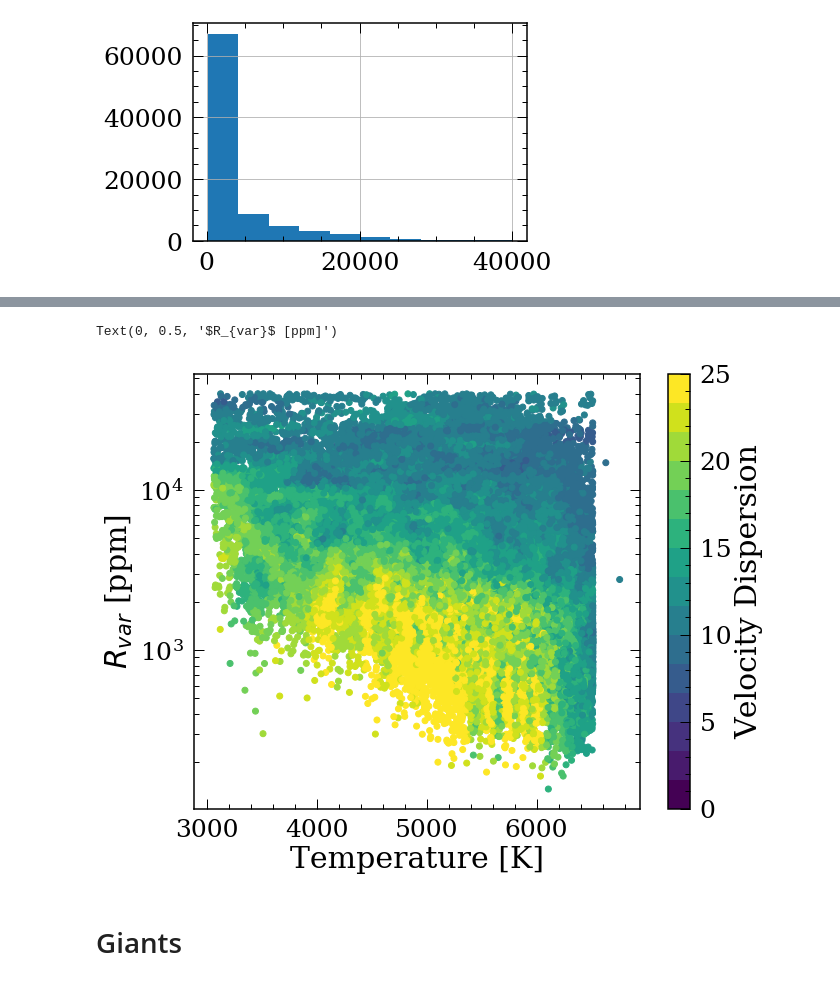
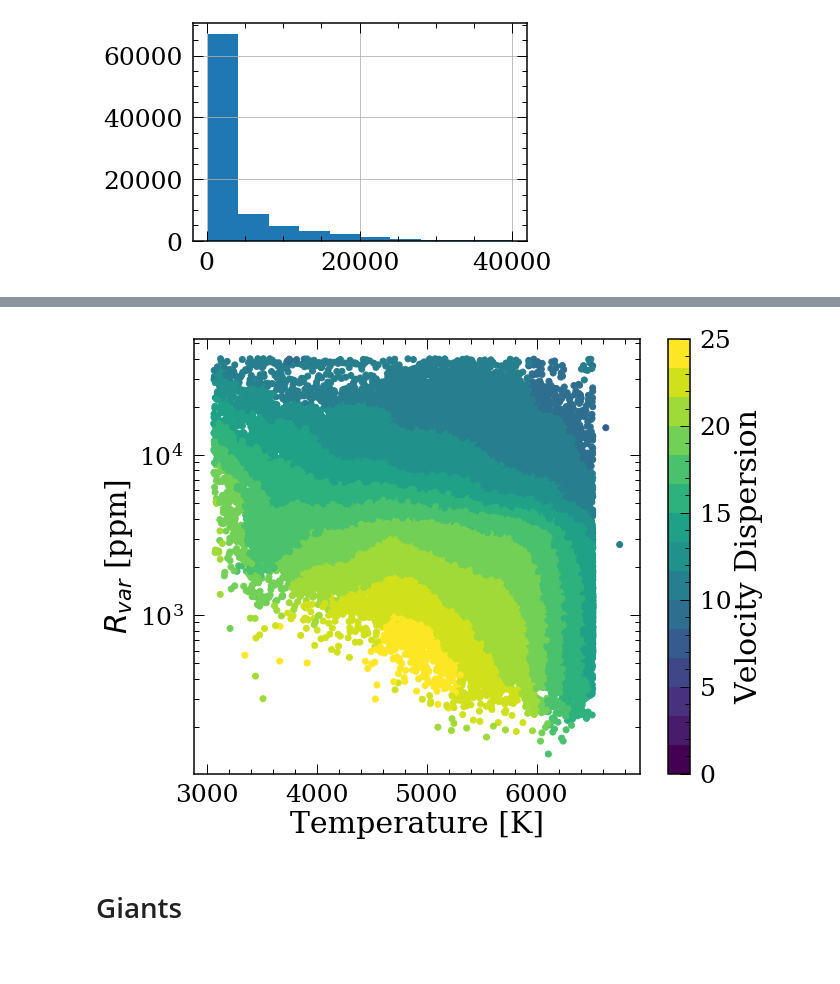
Before and after one commit to lyx12311/KeplerAges, a Jupyter notebook: VD_Rvar.ipynb, the cells around one changed output, grey strips where cells are left out. Drawn from its saved outputs; the diff is of its cells as text; code cells hidden in the pictures.

```diff
--- a/VD_Rvar.ipynb
+++ b/VD_Rvar.ipynb
@@ -290,0 +298,18 @@ df_plot['dv_MAD'].hist()
+# %%
+#Calcdv(df_w,'teff_calc','Rvar',150)
+bintemps=[300,400,450,500,550,600,650,700]
+binprots=[0.4,0.5,0.7,0.8,1.]
+
+df_w['Rvar_log']=np.log10(df_w['Rvar'])
+df_w=df_w.reset_index(drop=True)
+f=open('VD_bin_rvar','w+')
+f.write('KID, vd, vd_err\n')
+sys.stdout.flush()
+for i in range(len(df_w)):
+    update_progress(i/len(df_w))
+    kid, vd,vd_err=testBin(df_w,'teff_calc','Rvar_log',i, bintemps,binprots)
+    f.write(str(kid)+','+str(vd)+','+str(vd_err)+'\n')
+    sys.stdout.flush()
+    f.flush()
+
+#Calcdv(df_w,'teff_calc','Rvar',150)
@@ -290,0 +318,3 @@ df_plot['dv_MAD'].hist()
+# %%
+df_rvar_bin=pd.read_table('VD_bin_rvar',delimiter=',')
+df_rvar_bin
@@ -290,0 +335,5 @@ df_plot['dv_MAD'].hist()
+# %%
+df_w_cm=pd.merge(df_w,df_rvar_bin,left_on='KID',right_on='KID',how='inner')
+df_w_cm
+df_plot=df_w_cm.loc[df_w_cm[' vd']>0]
+df_plot[' vd'].hist()
@@ -291,16 +343,16 @@ df_plot['dv_MAD'].hist()
 # %%
 plt.figure(figsize=(10,8))
 cm = plt.cm.get_cmap('viridis',15)
-plt.scatter(df_plot['teff_calc'],df_plot['Rvar'],c=df_plot['dv_MAD'],cmap=cm,vmin=0,vmax=25)
+plt.scatter(df_plot['teff_calc'],df_plot['Rvar'],c=df_plot[' vd'],cmap=cm,vmin=0,vmax=25)
 cb=plt.colorbar()
 #plt.ylim([0,50000])
 cb.set_label('Velocity Dispersion')
 plt.yscale('log')
 plt.xlabel('Temperature [K]')
 plt.ylabel('$R_{var}$ [ppm]')
+plt.savefig('RvarVD.png')
 # %% [output]
-Text(0, 0.5, '$R_{var}$ [ppm]')
-[figure, old version]
+[figure, new version]
 # %% [markdown]
 # Giants
 # %%
```
Also changed, not shown: parts of 17 cells of this notebook, 17 other files.
